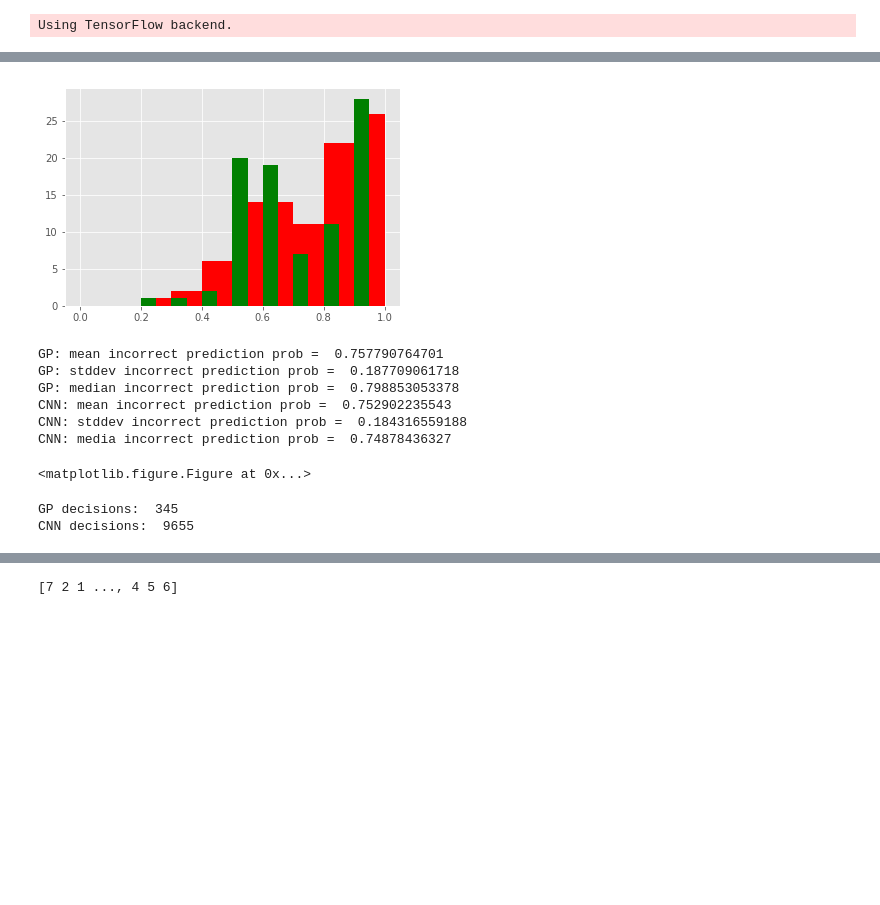
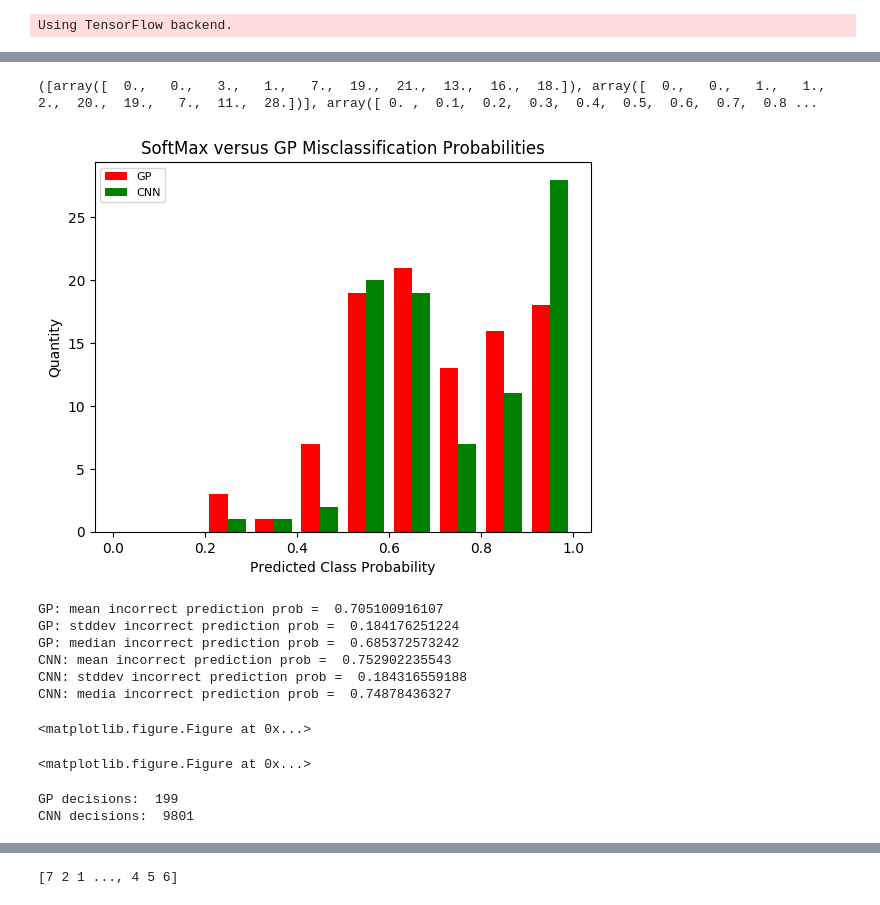
Before and after one commit to flyingsilverfin/CNN_GP_MNIST, a Jupyter notebook: src/GPFlow_testing.ipynb, the cells around one changed output, grey strips where cells are left out. Saved outputs shown, nothing was run; the diff lists cells and outputs as text; code cells hidden in the pictures; blank space fills up the shorter version.

```diff
--- a/src/GPFlow_testing.ipynb
+++ b/src/GPFlow_testing.ipynb
@@ -93,15 +95,15 @@ print("Using", num_features, "features, predicting", num_classes, "classes")
 ys = np.argmax(ys_train_full, axis=1)
 
 full_model = gpflow.models.SVGP(
-    xs_train_full, ys, kern=gpflow.kernels.Matern32(input_dim=num_features) + gpflow.kernels.White(input_dim=num_features, variance=0.2),
+    xs_train_full, ys, kern=gpflow.kernels.Matern12(input_dim=num_features) + gpflow.kernels.White(input_dim=num_features, variance=0.1),
     likelihood=gpflow.likelihoods.MultiClass(num_classes),
-    Z=xs_train_full[::40].copy(),
+    Z=xs_train_full[::20].copy(),
     num_latent=num_classes,
     whiten=True,
     q_diag=True,
-    minibatch_size=5000)
+    minibatch_size=8000)
 full_model.kern.white.variance.trainable = False
-full_model.feature.trainable = False
+full_model.feature.trainable = True
 full_model.as_pandas_table()
 # %% [output]
 Using 128 features, predicting 10 classes
@@ -155,15 +171,27 @@ plt.savefig('../results/figs/mnist/gp_misclassified.pdf')
 # %%
-def make_histogram(values, start=0.0, end=None, bins=10, plot=True, color='r', width=None, density=False, cum=False):
+def make_histogram(values, start=0.0, end=None, bins=10, plot=True,
+                   x_label=None, y_label=None, title=None, color=None,
+                   width=None, density=False, cum=False, save=None,
+                   legend=None, legend_loc=None):
     if end is None:
         max_value = values.max()
     else:
         max_value = end
     if width is None:
-        plt.hist(values, bins, range=(start, max_value), color=color, density=density, cumulative=cum)
+        plotted = plt.hist(values, bins, range=(start, max_value), density=density, cumulative=cum, color=color)
     else:
-        plt.hist(values, bins, range=(start, max_value), color=color, width=width, density=density, cumulative=cum)
+        plotted = plt.hist(values, bins, range=(start, max_value), width=width, density=density, cumulative=cum, color=color)
     if plot:
+        plt.title(title)
+        plt.xlabel(x_label)
+        plt.ylabel(y_label)
+        plt.legend(legend, loc=legend_loc,
+                   fontsize=8)
         plt.show()
+
+        if save:
+            #use save as the path
+            plt.savefig(save)
 # %%
 cnn_train_output = np.genfromtxt("../data/mnist_train_cnn_output.csv", delimiter=",")
 cnn_test_output = np.genfromtxt("../data/mnist_test_cnn_output.csv", delimiter=",")
@@ -309,29 +366,43 @@ plt.savefig('../results/figs/mnist/mu_versus_var.pdf')
 # %%
 # Explore the failure of the Neural Net softmax layer
 cnn_predicted_classes = np.argmax(cnn_test_output, axis=1)
 cnn_incorrect_predictions = cnn_predicted_classes != correct_classes
 
 cnn_incorrect_probs = cnn_test_output[cnn_incorrect_predictions]
 cnn_incorrect_true_classes = correct_classes[cnn_incorrect_predictions]
 cnn_bad_predictions = np.max(cnn_incorrect_probs, axis=1)
 
-make_histogram(all_incorrect_mus, end = 1.0, plot=False, width=0.1)
-make_histogram(cnn_bad_predictions, color='g', width=0.05)
+
+
+#make_histogram(all_incorrect_mus, end = 1.0, plot=False, width=0.1)
+#make_histogram(cnn_bad_predictions, color='g', width=0.05)
+
+make_histogram([all_incorrect_mus, cnn_bad_predictions], end=1.0, color=['r', 'g'], width=0.04,
+               x_label="Predicted Class Probability",
+               y_label="Quantity",
+               legend=("GP", "CNN"),
+               legend_loc="upper left",
+               title="SoftMax versus GP Misclassification Probabilities",
+               save='../results/figs/mnist/cnn_vs_gp_misclassification_prob_matern12.pdf',
+               )
+
 print("GP: mean incorrect prediction prob = ", np.mean(all_incorrect_mus))
 print("GP: stddev incorrect prediction prob = ", np.sqrt(np.var(all_incorrect_mus)))
 print("GP: median incorrect prediction prob = ", np.median(all_incorrect_mus))
 
 print("CNN: mean incorrect prediction prob = ", np.mean(cnn_bad_predictions))
 print("CNN: stddev incorrect prediction prob = ", np.sqrt(np.var(cnn_bad_predictions)))
 print("CNN: media incorrect prediction prob = ", np.median(cnn_bad_predictions))
 # %% [output]
+([array([  0.,   0.,   3.,   1.,   7.,  19.,  21.,  13.,  16.,  18.]), array([  0.,   0.,   1.,   1.,   2.,  20.,  19.,   7.,  11.,  28.])], array([ 0. ,  0.1,  0.2,  0.3,  0.4,  0.5,  0.6,  0.7,  0.8 ...
-[figure, old version]
+[figure, new version]
-GP: mean incorrect prediction prob =  0.757790764701
-GP: stddev incorrect prediction prob =  0.187709061718
-GP: median incorrect prediction prob =  0.798853053378
-CNN: mean incorrect prediction prob =  0.752902235543
-CNN: stddev incorrect prediction prob =  0.184316559188
-CNN: media incorrect prediction prob =  0.74878436327
+GP: mean incorrect prediction prob =  0.705100916107
+GP: stddev incorrect prediction prob =  0.184176251224
+GP: median incorrect prediction prob =  0.685372573242
+CNN: mean incorrect prediction prob =  0.752902235543
+CNN: stddev incorrect prediction prob =  0.184316559188
+CNN: media incorrect prediction prob =  0.74878436327
+<matplotlib.figure.Figure at 0x...>
 # %%
 plt.savefig('../results/figs/mnist/incorrect_predictions_mu.pdf')
 # %% [output]
@@ -362,8 +433,8 @@ sources = decision[:, 0]
 print("GP decisions: " , np.count_nonzero(sources == 0))
 print("CNN decisions: ", np.count_nonzero(sources == 1))
 # %% [output]
-GP decisions:  345
-CNN decisions:  9655
+GP decisions:  199
+CNN decisions:  9801
 # %%
 combined_decisions = decision[:, 1]
 combined_incorrect = combined_decisions != correct_classes
```
Also changed, not shown: parts of 16 cells of this notebook, 10 other files.
